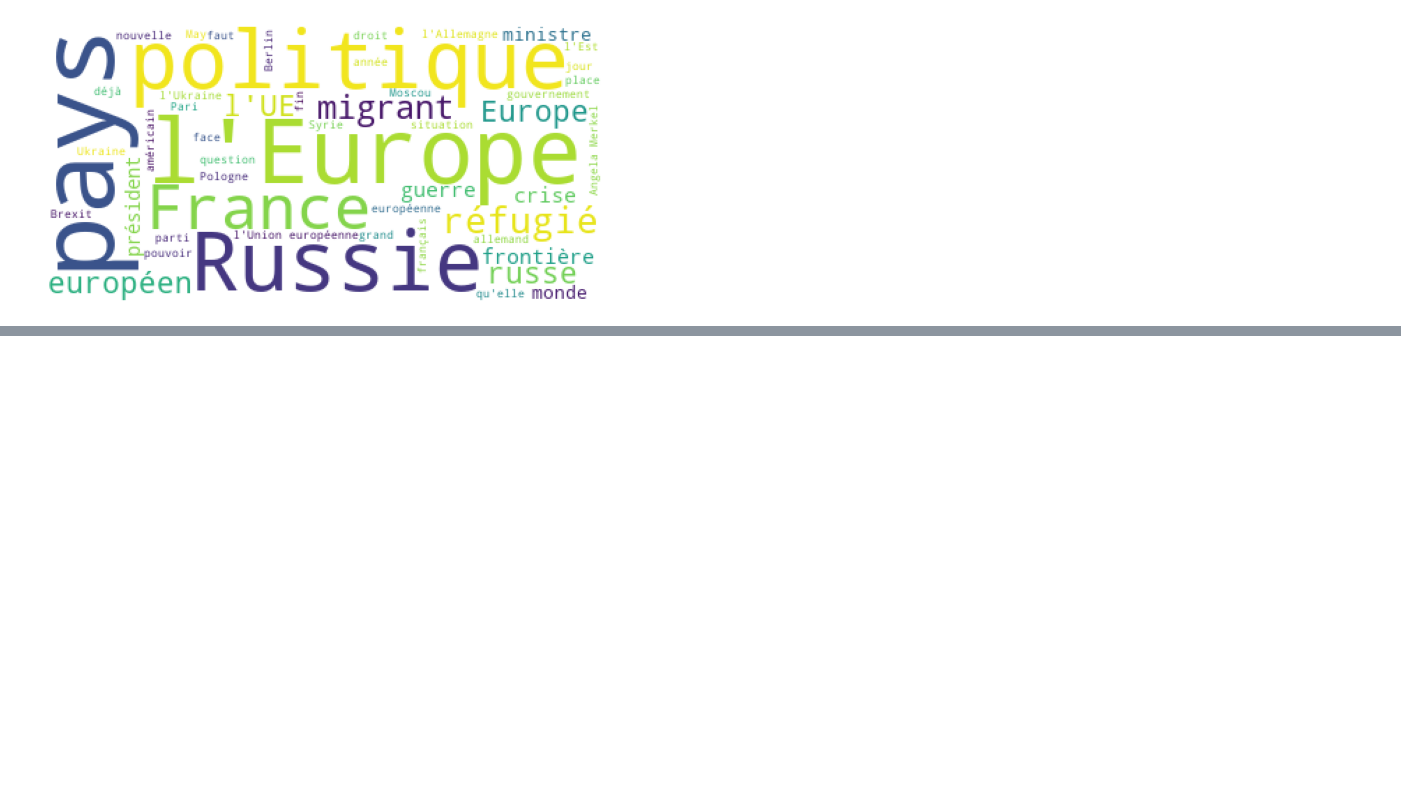
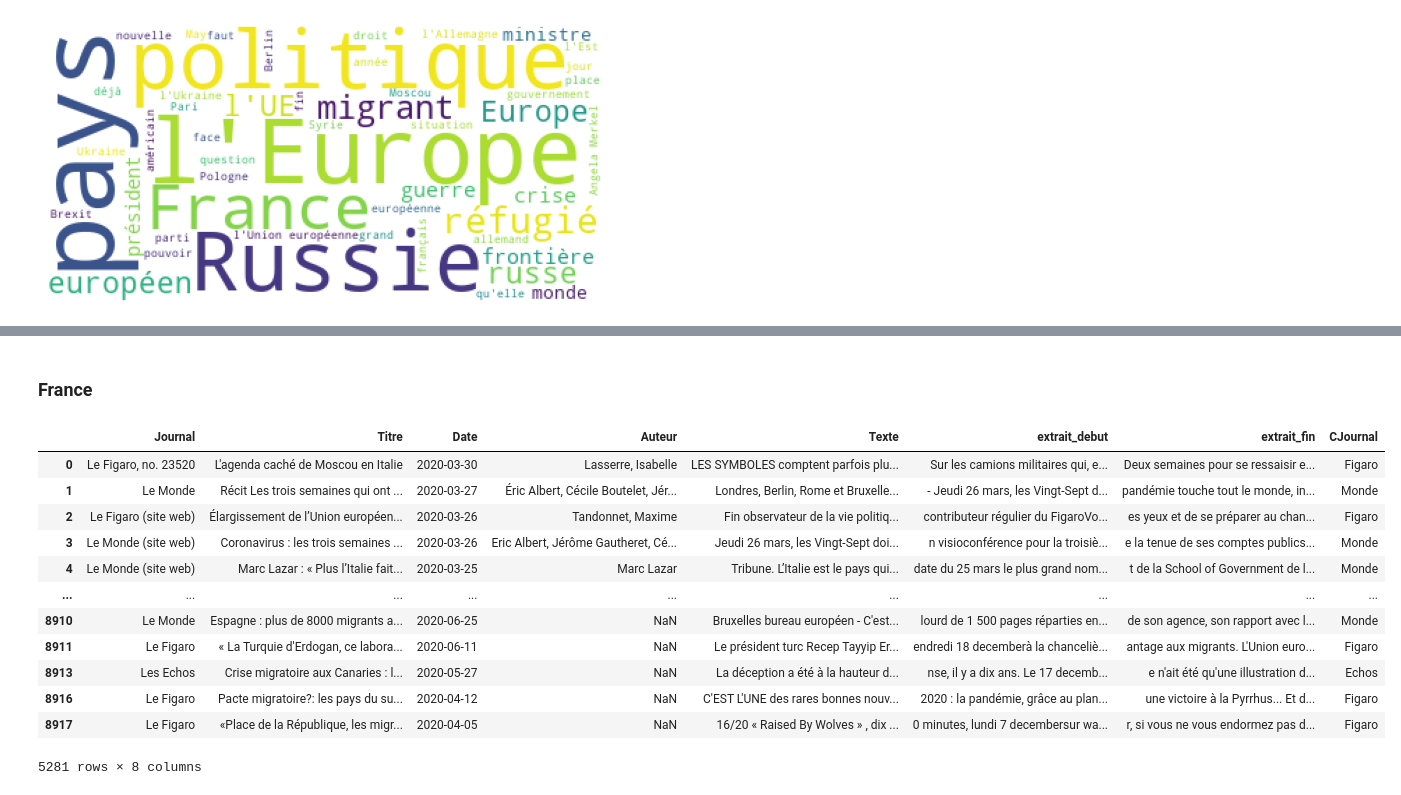
Before and after one commit to cmllbll/Projet_DSSS_2023, a Jupyter notebook: Dataset_France.ipynb, the cells around one changed output, grey strips where cells are left out. Cells and saved outputs as stored; diff of their text form; code cells hidden in the pictures; blank space fills up the shorter version.

```diff
--- a/Dataset_France.ipynb
+++ b/Dataset_France.ipynb
@@ -1076,0 +1013,22 @@ plt.show()
+# %% [markdown]
+### France
+# %%
+terms_mentioned_france = [
+    "France", "français", "française"
+]
+filtered_articles_france = df[df["Texte"].str.contains('|'.join(terms_mentioned_france), case=False)]
+filtered_articles_france
+# %% [output]
+|  | Journal | Titre | Date | Auteur | Texte | extrait_debut | extrait_fin | CJournal |
+| 0 | Le Figaro, no. 23520 | L'agenda caché de Moscou en Italie | 2020-03-30 | Lasserre, Isabelle | LES SYMBOLES comptent parfois plu... | Sur les camions militaires qui, e... | Deux semaines pour se ressaisir e... | Figaro |
+| 1 | Le Monde | Récit Les trois semaines qui ont ... | 2020-03-27 | Éric Albert, Cécile Boutelet, Jér... | Londres, Berlin, Rome et Bruxelle... | - Jeudi 26 mars, les Vingt-Sept d... | pandémie touche tout le monde, in... | Monde |
+| 2 | Le Figaro (site web) | Élargissement de l’Union européen... | 2020-03-26 | Tandonnet, Maxime | Fin observateur de la vie politiq... | contributeur régulier du FigaroVo... | es yeux et de se préparer au chan... | Figaro |
+| 3 | Le Monde (site web) | Coronavirus : les trois semaines ... | 2020-03-26 | Eric Albert, Jérôme Gautheret, Cé... | Jeudi 26 mars, les Vingt-Sept doi... | n visioconférence pour la troisiè... | e la tenue de ses comptes publics... | Monde |
+| 4 | Le Monde (site web) | Marc Lazar : « Plus l’Italie fait... | 2020-03-25 | Marc Lazar | Tribune. L’Italie est le pays qui... | date du 25 mars le plus grand nom... | t de la School of Government de l... | Monde |
+| ... | ... | ... | ... | ... | ... | ... | ... | ... |
+| 8910 | Le Monde | Espagne : plus de 8000 migrants a... | 2020-06-25 | NaN | Bruxelles bureau européen - C'est... | lourd de 1 500 pages réparties en... | de son agence, son rapport avec l... | Monde |
+| 8911 | Le Figaro | « La Turquie d'Erdogan, ce labora... | 2020-06-11 | NaN | Le président turc Recep Tayyip Er... | endredi 18 decemberà la chanceliè... | antage aux migrants. L'Union euro... | Figaro |
+| 8913 | Les Echos | Crise migratoire aux Canaries : l... | 2020-05-27 | NaN | La déception a été à la hauteur d... | nse, il y a dix ans. Le 17 decemb... | e n'ait été qu'une illustration d... | Echos |
+| 8916 | Le Figaro | Pacte migratoire?: les pays du su... | 2020-04-12 | NaN | C'EST L'UNE des rares bonnes nouv... | 2020 : la pandémie, grâce au plan... | une victoire à la Pyrrhus... Et d... | Figaro |
+| 8917 | Le Figaro | «Place de la République, les migr... | 2020-04-05 | NaN | 16/20 « Raised By Wolves » , dix ... | 0 minutes, lundi 7 decembersur wa... | r, si vous ne vous endormez pas d... | Figaro |
+5281 rows × 8 columns
```
Also changed, not shown: parts of 16 cells of this notebook.
